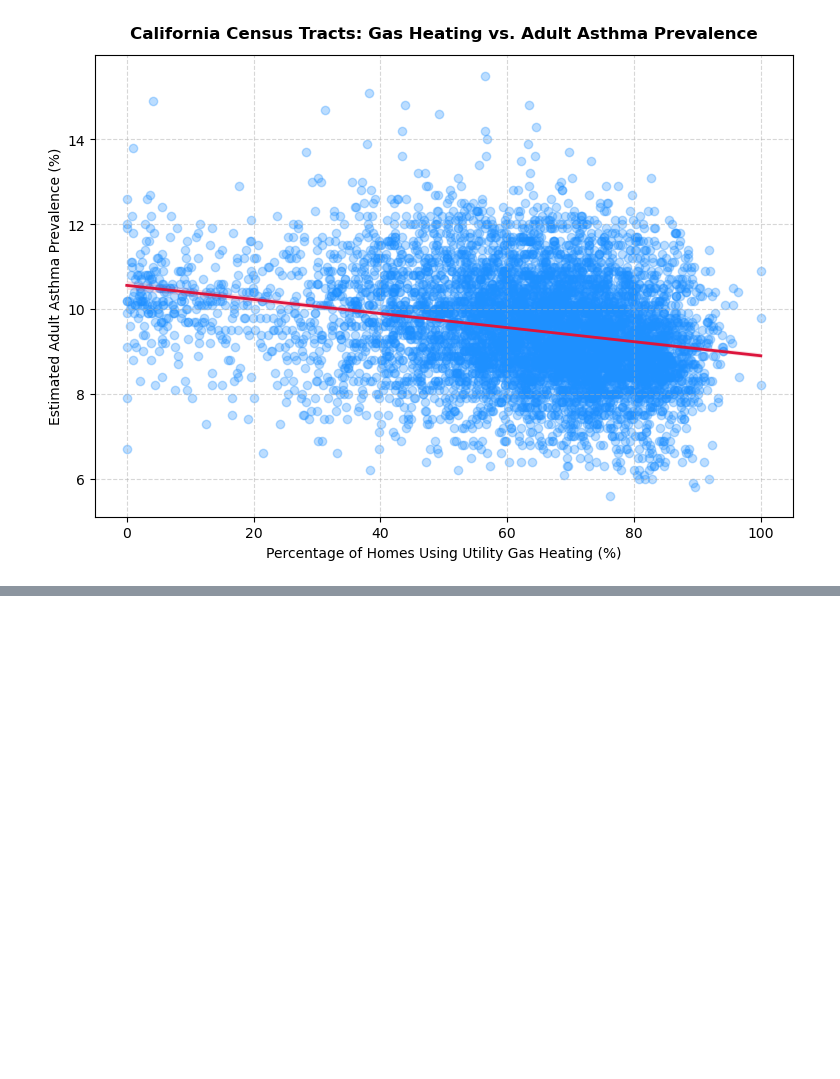
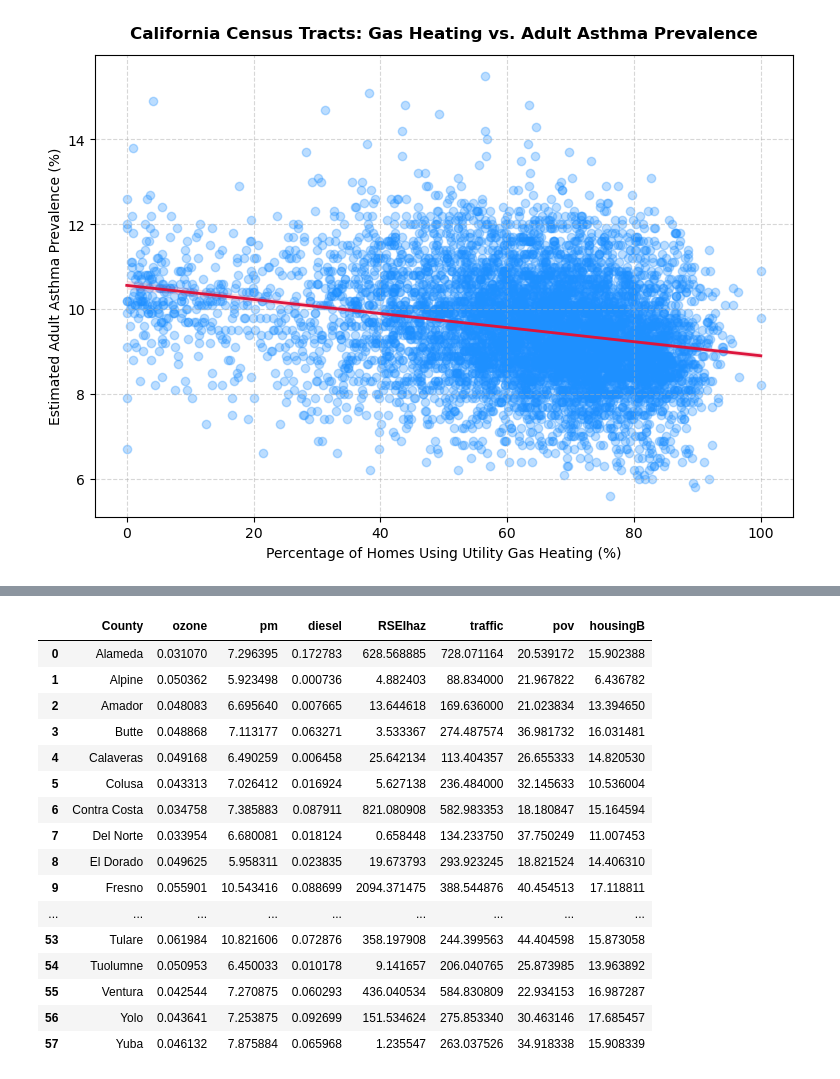
Before and after one commit to taylore25/Taylor-Elich-EEP-Senior-Thesis, a Jupyter notebook: Census Data Analysis.ipynb, the cells around one changed output, grey strips where cells are left out. Cells and saved outputs as stored; diff of their text form; code cells hidden in the pictures; blank space fills up the shorter version.

```diff
--- a/Census Data Analysis.ipynb
+++ b/Census Data Analysis.ipynb
@@ -192,0 +296,27 @@ P-value: 4.4877e-96
+# %%
+import pandas as pd
+import requests
+
+def load_ces_via_ckan():
+    #resource ID provided in the API endpoint
+    resource_id = "c4e277e0-cf23-4a8f-b07e-c8544c5d3d2b"
+
+    #set limit to 10,000 to capture all rows in one fetch
+    url = f"https://publish.data.ca.gov/api/3/action/datastore_search?resource_id={resource_id}&limit=10000"
+
+    response = requests.get(url)
+    response.raise_for_status()
+
+    #get the records list from the JSON response
+    data = response.json()
+    records = data['result']['records']
+
+    #convert directly into a pandas DataFrame
+    pollution_df = pd.DataFrame(records)
+
+    print(f"Successfully loaded {pollution_df.shape[0]} rows and {pollution_df.shape[1]} columns.")
+    return df_ces
+
+#run the function
+pollution_df = load_ces_via_ckan()
+pollution_df.head()
@@ -192,0 +358,3 @@ P-value: 4.4877e-96
+# %%
+pollution_df2 = pollution_df[['tract','county','ozone', 'pm', 'diesel', 'RSEIhaz', 'traffic', 'pov', 'housingB']]
+pollution_df2
@@ -192,0 +419,21 @@ P-value: 4.4877e-96
+# %%
+pollution_df2 = pollution_df2.rename(columns={'county': 'County'})
+pollution_df2.groupby('County')[['ozone', 'pm', 'diesel', 'RSEIhaz', 'traffic', 'pov', 'housingB']].mean().reset_index()
+# %% [output]
+|  | County | ozone | pm | diesel | RSEIhaz | traffic | pov | housingB |
+| 0 | Alameda | 0.031070 | 7.296395 | 0.172783 | 628.568885 | 728.071164 | 20.539172 | 15.902388 |
+| 1 | Alpine | 0.050362 | 5.923498 | 0.000736 | 4.882403 | 88.834000 | 21.967822 | 6.436782 |
+| 2 | Amador | 0.048083 | 6.695640 | 0.007665 | 13.644618 | 169.636000 | 21.023834 | 13.394650 |
+| 3 | Butte | 0.048868 | 7.113177 | 0.063271 | 3.533367 | 274.487574 | 36.981732 | 16.031481 |
+| 4 | Calaveras | 0.049168 | 6.490259 | 0.006458 | 25.642134 | 113.404357 | 26.655333 | 14.820530 |
+| 5 | Colusa | 0.043313 | 7.026412 | 0.016924 | 5.627138 | 236.484000 | 32.145633 | 10.536004 |
+| 6 | Contra Costa | 0.034758 | 7.385883 | 0.087911 | 821.080908 | 582.983353 | 18.180847 | 15.164594 |
+| 7 | Del Norte | 0.033954 | 6.680081 | 0.018124 | 0.658448 | 134.233750 | 37.750249 | 11.007453 |
+| 8 | El Dorado | 0.049625 | 5.958311 | 0.023835 | 19.673793 | 293.923245 | 18.821524 | 14.406310 |
+| 9 | Fresno | 0.055901 | 10.543416 | 0.088699 | 2094.371475 | 388.544876 | 40.454513 | 17.118811 |
+| ... | ... | ... | ... | ... | ... | ... | ... | ... |
+| 53 | Tulare | 0.061984 | 10.821606 | 0.072876 | 358.197908 | 244.399563 | 44.404598 | 15.873058 |
+| 54 | Tuolumne | 0.050953 | 6.450033 | 0.010178 | 9.141657 | 206.040765 | 25.873985 | 13.963892 |
+| 55 | Ventura | 0.042544 | 7.270875 | 0.060293 | 436.040534 | 584.830809 | 22.934153 | 16.987287 |
+| 56 | Yolo | 0.043641 | 7.253875 | 0.092699 | 151.534624 | 275.853340 | 30.463146 | 17.685457 |
+| 57 | Yuba | 0.046132 | 7.875884 | 0.065968 | 1.235547 | 263.037526 | 34.918338 | 15.908339 |
```
Also changed, not shown: parts of 20 cells of this notebook.
